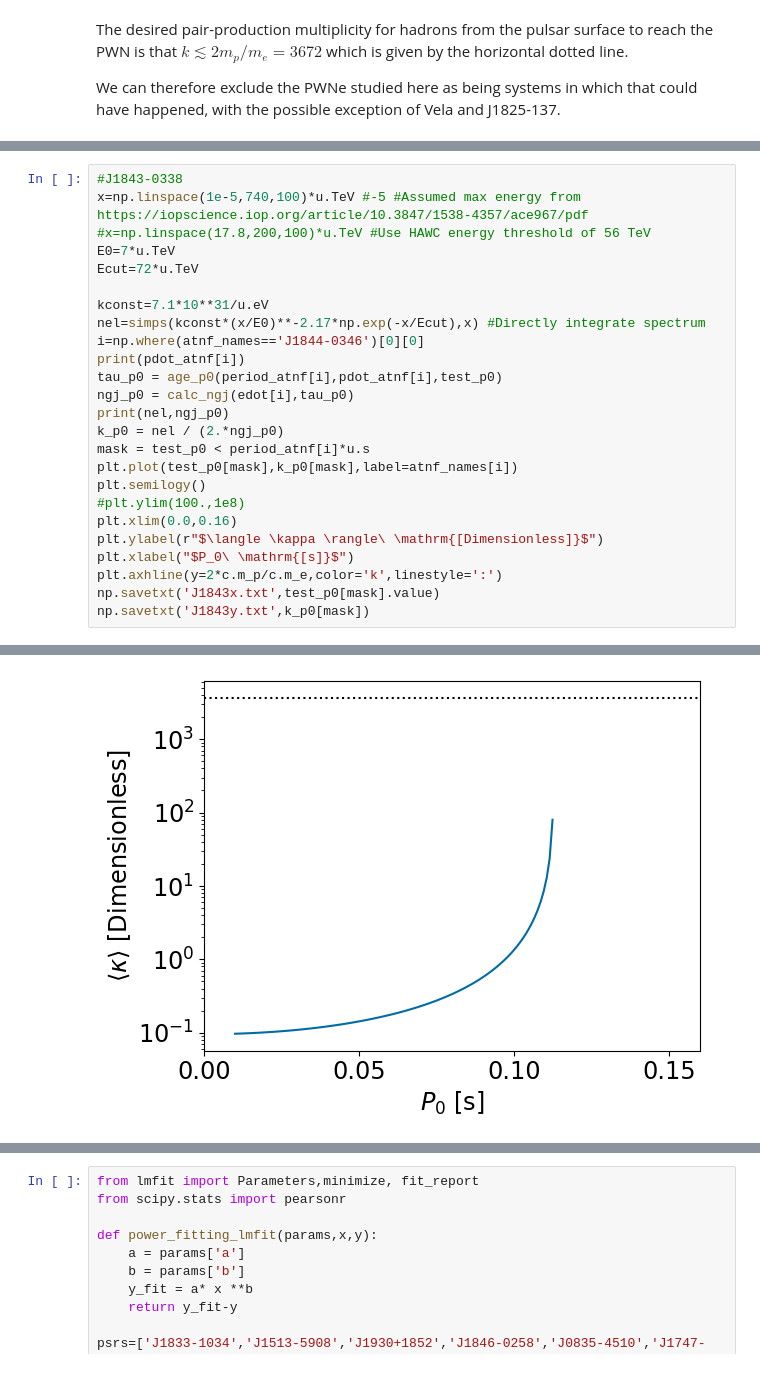
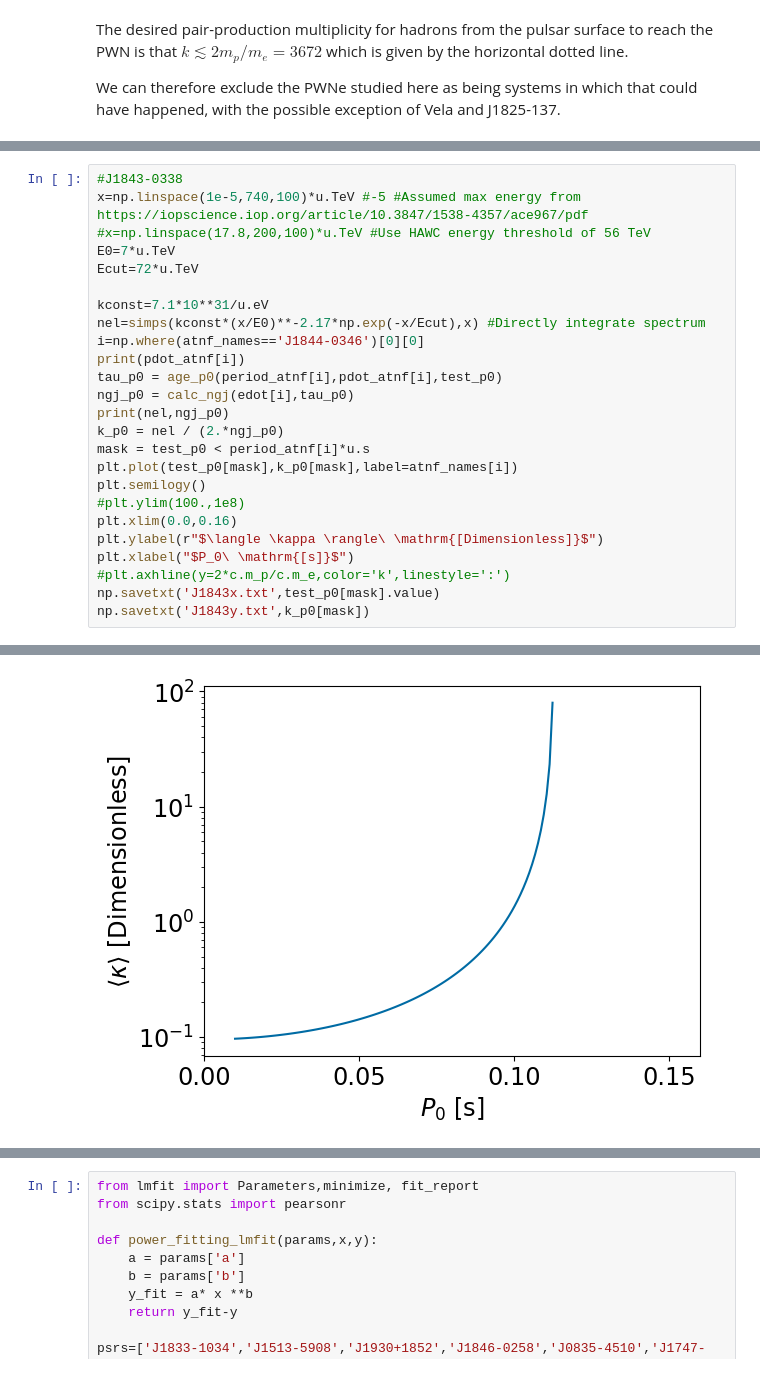
Before and after one commit to STSpencer/psrprops, a Jupyter notebook: PSR_PWN_Testing_giacintiedot.ipynb, the cells around one changed output, grey strips where cells are left out. Saved outputs shown, nothing was run; the diff lists cells and outputs as text.

```diff
--- a/PSR_PWN_Testing_giacintiedot.ipynb
+++ b/PSR_PWN_Testing_giacintiedot.ipynb
@@ -848,35 +848,35 @@ tau_p0 = age_p0(period_atnf[i],pdot_atnf[i],test_p0)
 ngj_p0 = calc_ngj(edot[i],tau_p0)
 print(nel,ngj_p0)
 k_p0 = nel / (2.*ngj_p0)
 mask = test_p0 < period_atnf[i]*u.s
 plt.plot(test_p0[mask],k_p0[mask],label=atnf_names[i])
 plt.semilogy()
 #plt.ylim(100.,1e8)
 plt.xlim(0.0,0.16)
 plt.ylabel(r"$\langle \kappa \rangle\ \mathrm{[Dimensionless]}$")
 plt.xlabel("$P_0\ \mathrm{[s]}$")
-plt.axhline(y=2*c.m_p/c.m_e,color='k',linestyle=':')
+#plt.axhline(y=2*c.m_p/c.m_e,color='k',linestyle=':')
 np.savetxt('J1843x.txt',test_p0[mask].value)
 np.savetxt('J1843y.txt',k_p0[mask])
 # %% [output]
 1.547030973036675e-13
 8.542722514065713e+44 [ 4.40959568e+45  4.39689274e+45  4.38307052e+45  4.36813436e+45
   4.35209005e+45  4.33494381e+45  4.31670229e+45  4.29737260e+45
   4.27696228e+45  4.25547930e+45  4.23293210e+45  4.20932952e+45
   4.18468087e+45  4.15899589e+45  4.13228477e+45  4.10455811e+45
   4.07582698e+45  4.04610287e+45  4.01539774e+45  3.98372395e+45
   3.95109433e+45  3.91752213e+45  3.88302106e+45  3.84760525e+45
   3.81128928e+45  3.77408817e+45  3.73601738e+45  3.69709280e+45
   3.65733078e+45  3.61674810e+45  3.57536196e+45  3.53319003e+45
   3.49025041e+45  3.44656163e+45  3.40214267e+45  3.35701295e+45
   3.31119233e+45  3.26470109e+45  3.21755999e+45  3.16979019e+45
   3.12141331e+45  3.07245142e+45  3.02292699e+45  2.97286298e+45
 ... (23 lines left out)
  -6.51442072e+44 -7.15888554e+44 -7.84036103e+44 -8.55872207e+44
  -9.31389012e+44 -1.01093266e+45 -1.09427295e+45 -1.18161274e+45
  -1.27286307e+45 -1.36846163e+45 -1.46815036e+45 -1.57205444e+45
  -1.68028726e+45 -1.79280354e+45]
-[figure, old version]
+[figure, new version]
 # %%
 #J1849-000 https://iopscience.iop.org/article/10.3847/1538-4357/acebce/pdf, now using total energy
 #rather than kconst
```
Also changed, not shown: parts of 13 cells of this notebook.
